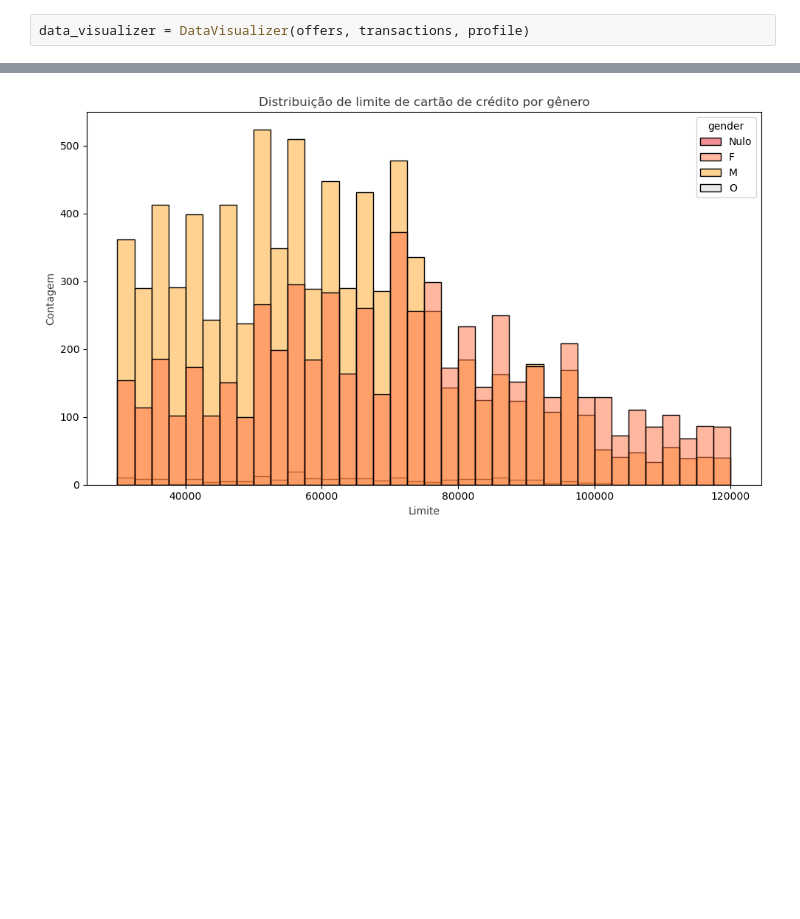
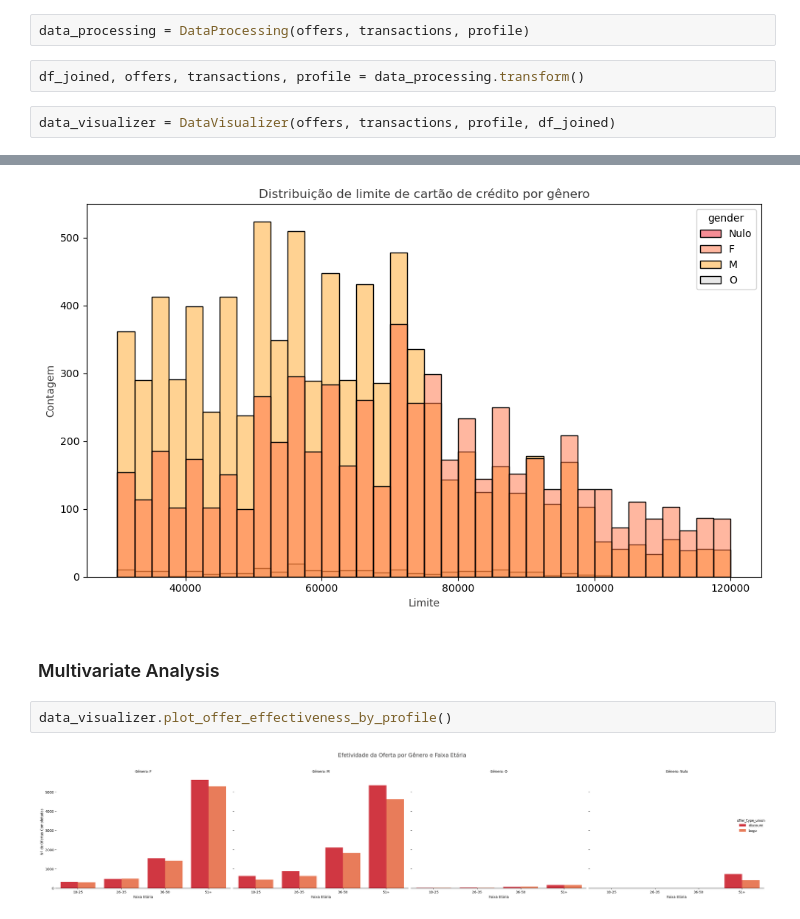
Before and after one commit to FelipeMarcelino/ifood-case, a Jupyter notebook: notebooks/data_processing.ipynb, the cells around one changed output, grey strips where cells are left out. Cells and saved outputs as stored; diff of their text form; blank space fills up the shorter version.

Commit message:
minor fixes for data processing notebook

```diff
--- a/notebooks/data_processing.ipynb
+++ b/notebooks/data_processing.ipynb
@@ -100,3 +31,7 @@ transactions.select("event").distinct().collect()
+# %%
+data_processing = DataProcessing(offers, transactions, profile)
+# %%
+df_joined, offers, transactions, profile = data_processing.transform()
 # %%
-data_visualizer = DataVisualizer(offers, transactions, profile)
+data_visualizer = DataVisualizer(offers, transactions, profile, df_joined)
 # %% [markdown]
@@ -132,3 +67,9 @@ data_visualizer.plot_histogram_age_credit_card_limit()
 data_visualizer.plot_histogram_gender_credit_card_limit()
 # %% [output]
 [figure]
+# %% [markdown]
+### Multivariate Analysis
+# %%
+data_visualizer.plot_offer_effectiveness_by_profile()
+# %% [output]
+[figure, added]
```
Also changed, not shown: parts of 15 cells of this notebook.
